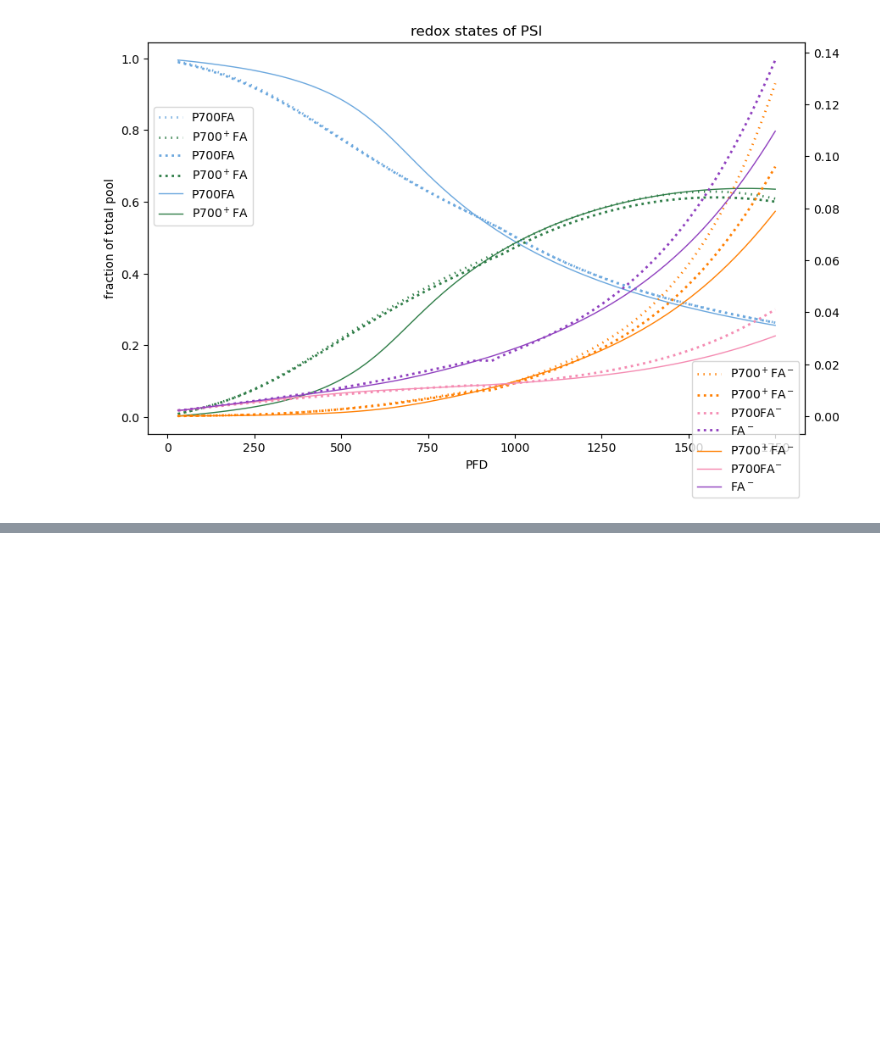
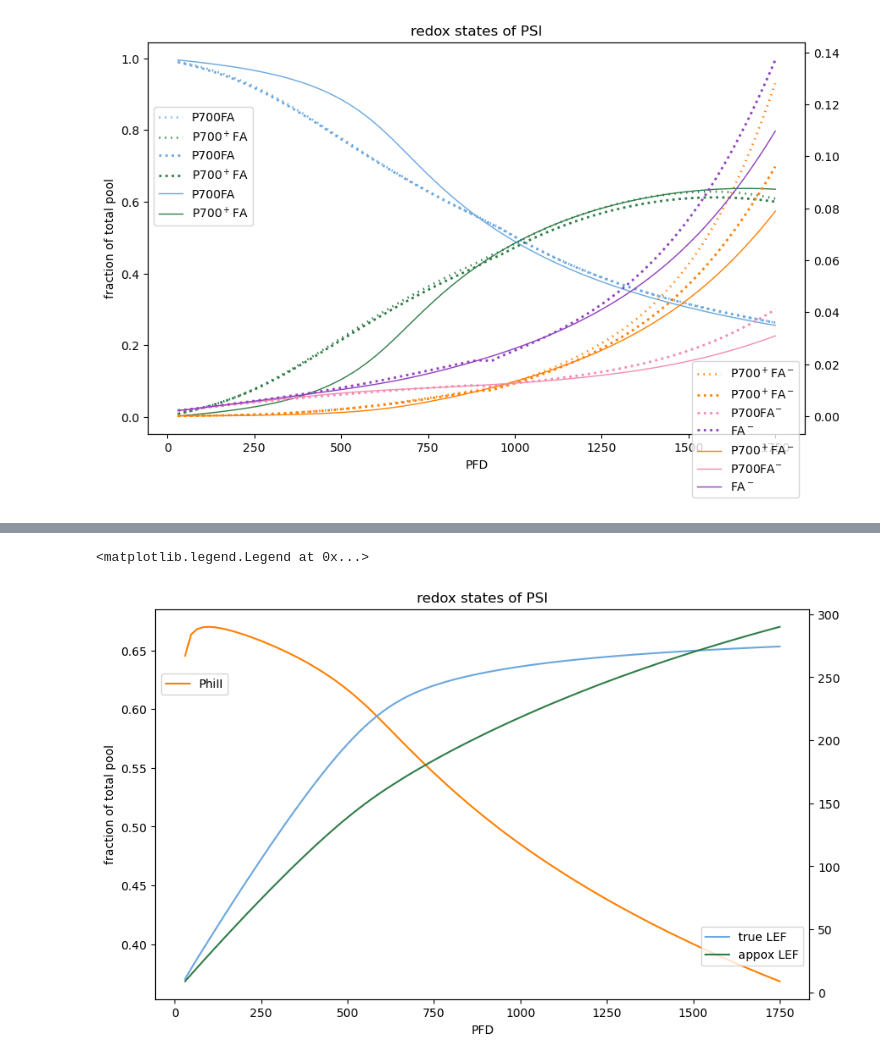
Before and after one commit to A-Potthoff/QTB_modeling, a Jupyter notebook: analyses/steady_state_analysis.ipynb, the cells around one changed output, grey strips where cells are left out. Cells and saved outputs as stored; diff of their text form; code cells hidden in the pictures; blank space fills up the shorter version.

```diff
--- a/analyses/steady_state_analysis.ipynb
+++ b/analyses/steady_state_analysis.ipynb
@@ -539,0 +552,23 @@ ax2.legend(loc="upper right", bbox_to_anchor=(1, 0.2))
+# %%
+fig, ax1 = plt.subplots(figsize=(10, 6))
+ax2 = ax1.twinx()
+
+ax2.plot(v["vFNR"], label="true LEF", color=colors[0])
+
+PhiII = v["vB12"] / (v["vB01"] + v["vB23"])
+ax1.plot(PhiII, label="PhiII", color=colors[1])
+
+LEF = PhiII * v.index * 0.45 # 0.4?
+ax2.plot(LEF, label="appox LEF", color=colors[2])
+
+# Set labels and legends
+ax1.set(title="redox states of PSI",
+        xlabel="PFD",
+        ylabel="fraction of total pool")
+
+# Legends
+ax1.legend(loc="upper left", bbox_to_anchor=(0, 0.85))
+ax2.legend(loc="upper right", bbox_to_anchor=(1, 0.2))
+# %% [output]
+<matplotlib.legend.Legend at 0x...>
+[figure, added]
```
Also changed, not shown: parts of 13 cells of this notebook, 21 other files.
